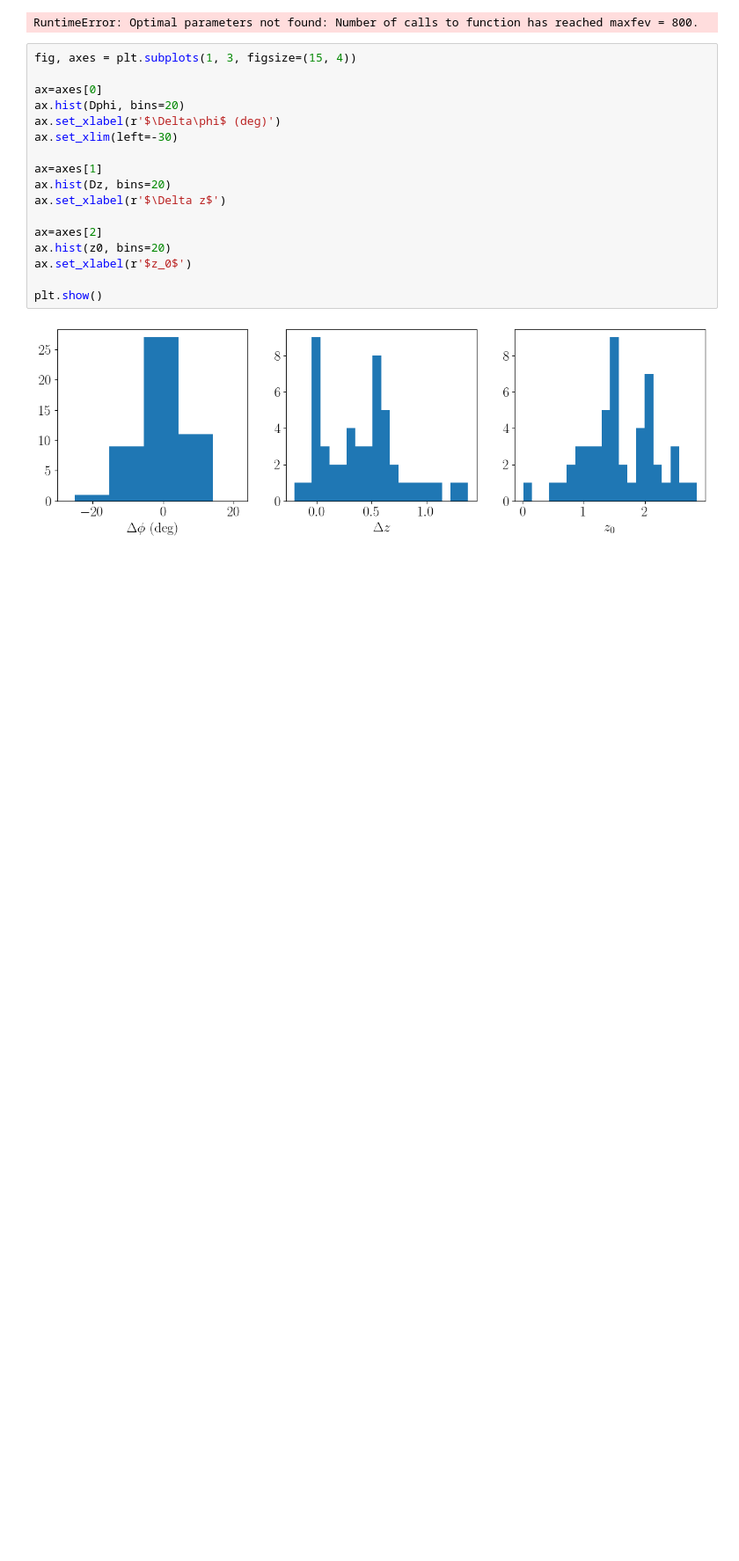
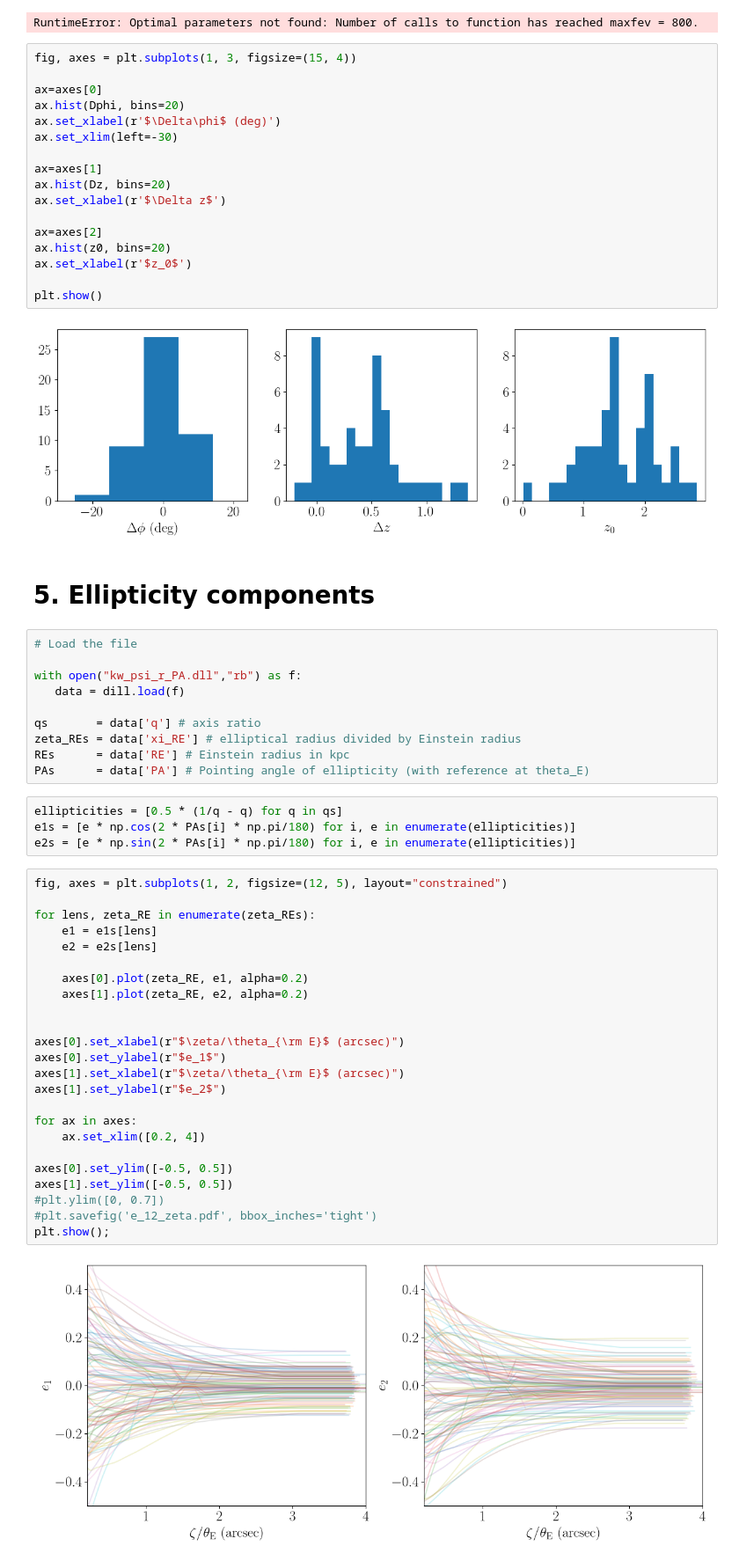
Before and after one commit to ELROND-project/nazgul, a Jupyter notebook: src/nazgul/output_analysis/ellipticity gradient/analysis_ellipticity.ipynb, the cells around one changed output. Shown at 88% size. Saved outputs shown, nothing was run; the diff lists cells and outputs as text; blank space fills up the shorter version.

```diff
--- a/src/nazgul/output_analysis/ellipticity gradient/analysis_ellipticity.ipynb
+++ b/src/nazgul/output_analysis/ellipticity gradient/analysis_ellipticity.ipynb
@@ -460,3 +460,45 @@ ax.set_xlabel(r'$z_0$')
 plt.show()
 # %% [output]
 [figure]
+# %% [markdown]
+# 5. Ellipticity components
+# %%
+# Load the file
+
+with open("kw_psi_r_PA.dll","rb") as f:
+   data = dill.load(f)
+
+qs       = data['q'] # axis ratio
+zeta_REs = data['xi_RE'] # elliptical radius divided by Einstein radius
+REs      = data['RE'] # Einstein radius in kpc
+PAs      = data['PA'] # Pointing angle of ellipticity (with reference at theta_E)
+# %%
+ellipticities = [0.5 * (1/q - q) for q in qs]
+e1s = [e * np.cos(2 * PAs[i] * np.pi/180) for i, e in enumerate(ellipticities)]
+e2s = [e * np.sin(2 * PAs[i] * np.pi/180) for i, e in enumerate(ellipticities)]
+# %%
+fig, axes = plt.subplots(1, 2, figsize=(12, 5), layout="constrained")
+
+for lens, zeta_RE in enumerate(zeta_REs):
+    e1 = e1s[lens]
+    e2 = e2s[lens]
+
+    axes[0].plot(zeta_RE, e1, alpha=0.2)
+    axes[1].plot(zeta_RE, e2, alpha=0.2)
+
+
+axes[0].set_xlabel(r"$\zeta/\theta_{\rm E}$ (arcsec)")
+axes[0].set_ylabel(r"$e_1$")
+axes[1].set_xlabel(r"$\zeta/\theta_{\rm E}$ (arcsec)")
+axes[1].set_ylabel(r"$e_2$")
+
+for ax in axes:
+    ax.set_xlim([0.2, 4])
+
+axes[0].set_ylim([-0.5, 0.5])
+axes[1].set_ylim([-0.5, 0.5])
+#plt.ylim([0, 0.7])
+#plt.savefig('e_12_zeta.pdf', bbox_inches='tight')
+plt.show();
+# %% [output]
+[figure, added]
```
Also changed, not shown: parts of 5 cells of this notebook, 4 other files.
